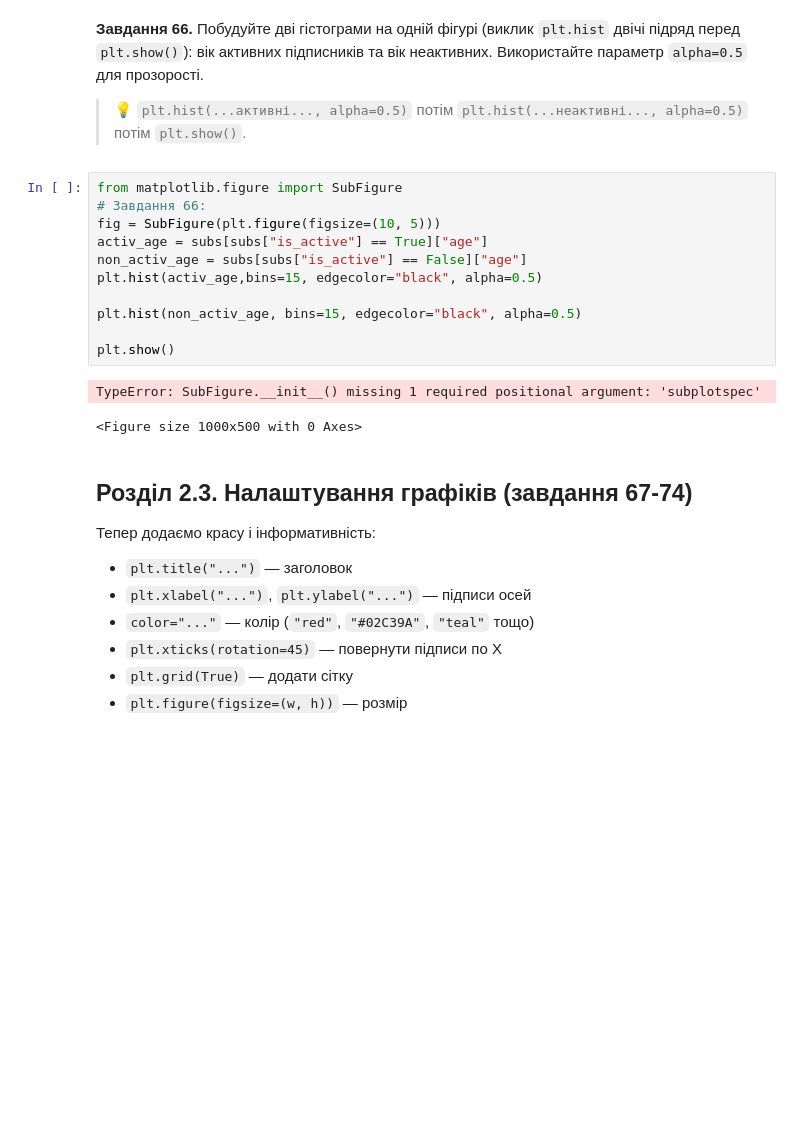
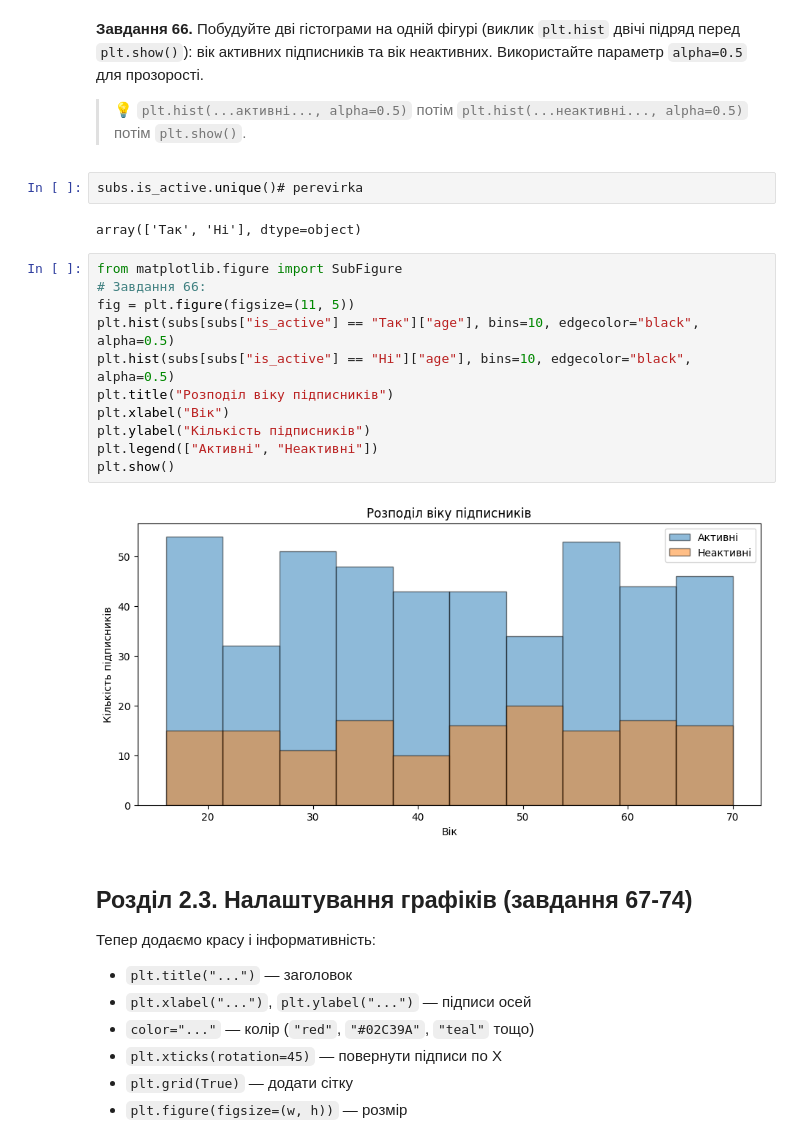
Before and after one commit to T-Svitlichna/DTA_Python, a Jupyter notebook: HomeWork/80task_Nazar_29052026pandas_viz_practice.ipynb, the cells around one changed output. Saved outputs shown, nothing was run; the diff lists cells and outputs as text; blank space fills up the shorter version.

```diff
--- a/HomeWork/80task_Nazar_29052026pandas_viz_practice.ipynb
+++ b/HomeWork/80task_Nazar_29052026pandas_viz_practice.ipynb
@@ -1169,20 +1169,23 @@ Text(0, 0.5, 'Жанр')
 **Завдання 66.** Побудуйте дві гістограми на одній фігурі (виклик `plt.hist` двічі підряд перед `plt.show()`): вік активних підписників та вік неактивних. Використайте параметр `alpha=0.5` для прозорості.
 
 > 💡 `plt.hist(...активні..., alpha=0.5)` потім `plt.hist(...неактивні..., alpha=0.5)` потім `plt.show()`.
+# %%
+subs.is_active.unique()# perevirka
+# %% [output]
+array(['Так', 'Ні'], dtype=object)
 # %%
 from matplotlib.figure import SubFigure
 # Завдання 66:
-fig = SubFigure(plt.figure(figsize=(10, 5)))
-activ_age = subs[subs["is_active"] == True]["age"]
-non_activ_age = subs[subs["is_active"] == False]["age"]
-plt.hist(activ_age,bins=15, edgecolor="black", alpha=0.5)
-
-plt.hist(non_activ_age, bins=15, edgecolor="black", alpha=0.5)
-
+fig = plt.figure(figsize=(11, 5))
+plt.hist(subs[subs["is_active"] == "Так"]["age"], bins=10, edgecolor="black", alpha=0.5)
+plt.hist(subs[subs["is_active"] == "Ні"]["age"], bins=10, edgecolor="black", alpha=0.5)
+plt.title("Розподіл віку підписників")
+plt.xlabel("Вік")
+plt.ylabel("Кількість підписників")
+plt.legend(["Активні", "Неактивні"])
 plt.show()
 # %% [output]
-TypeError: SubFigure.__init__() missing 1 required positional argument: 'subplotspec'
-<Figure size 1000x500 with 0 Axes>
+[figure, added]
 # %% [markdown]
 ## Розділ 2.3. Налаштування графіків (завдання 67-74)
 
```
Also changed, not shown: parts of 8 cells of this notebook.
